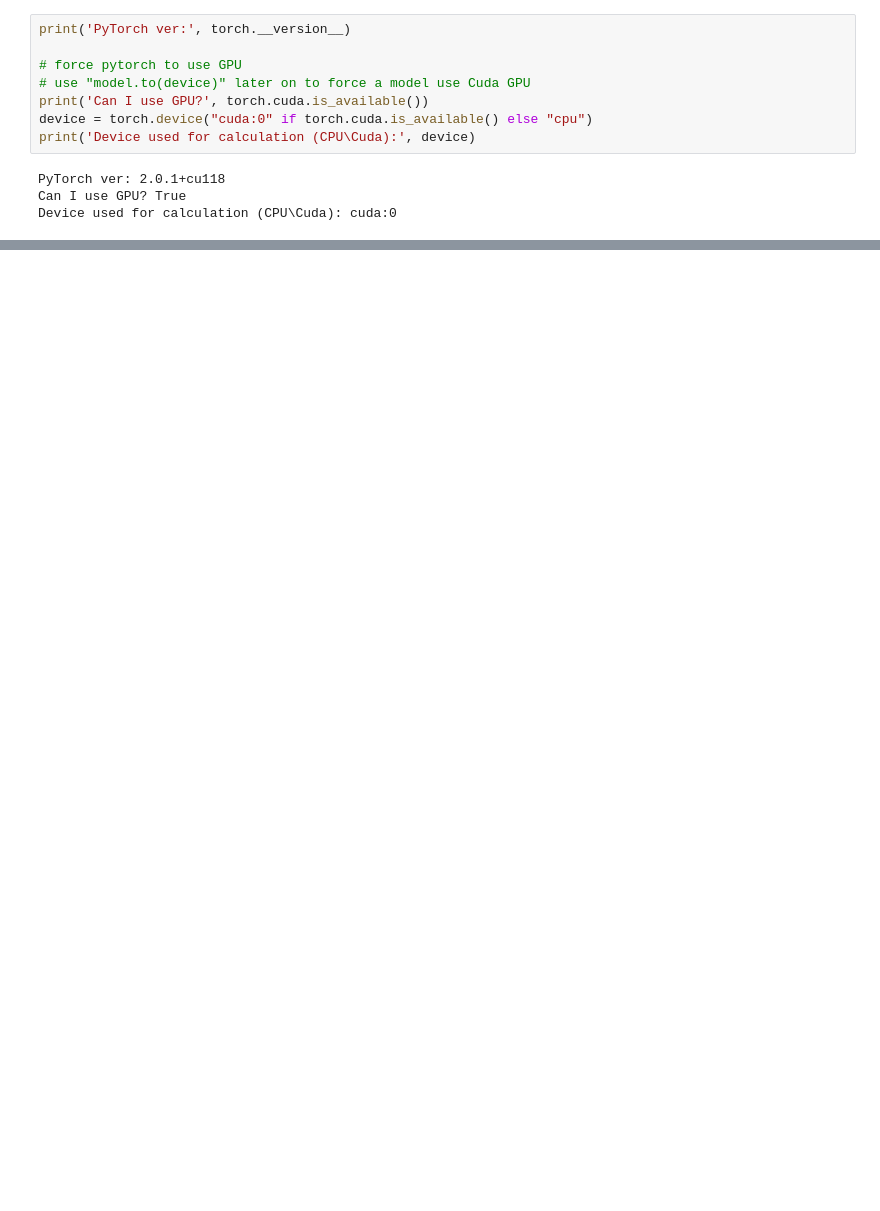
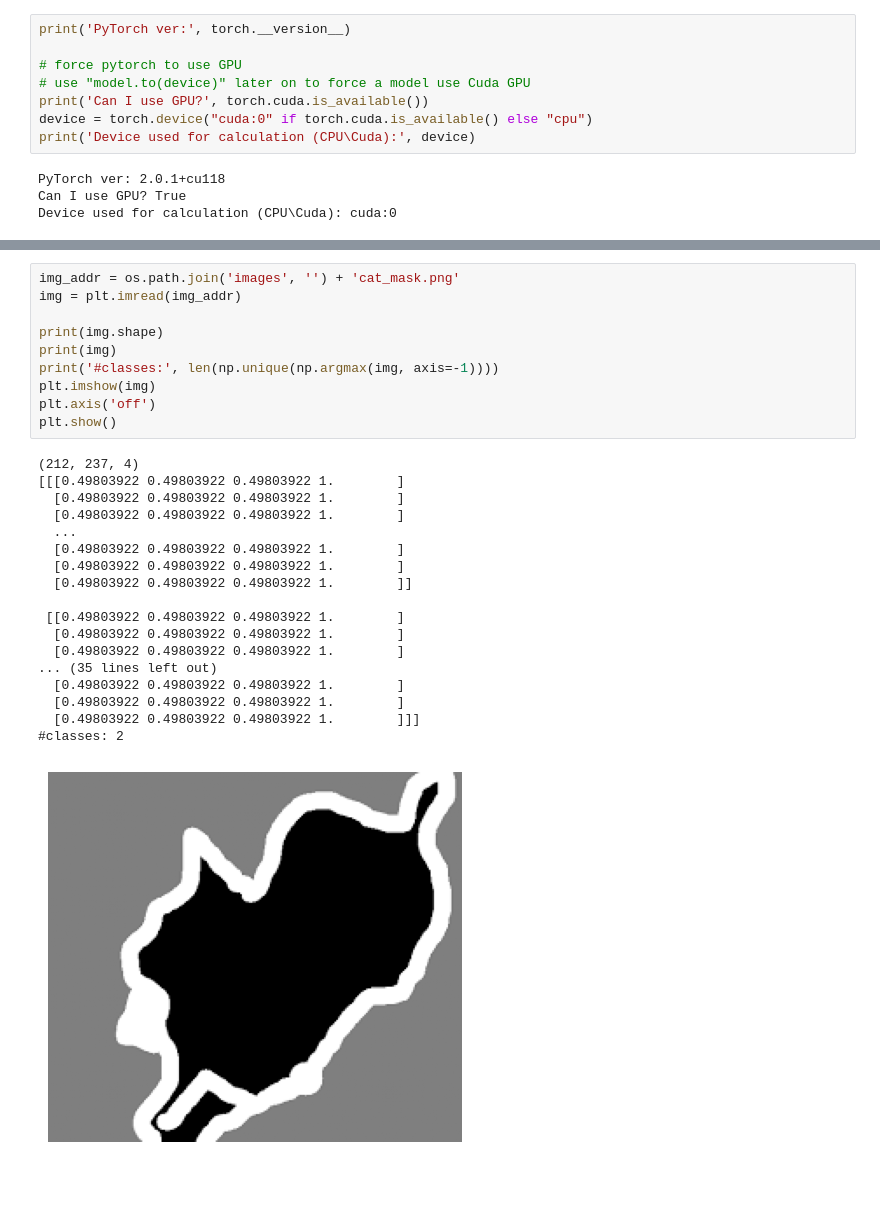
Before and after one commit to tekboart/crack-binary-semantic-segmentaion, a Jupyter notebook: 0 Interview/HKUST/train.ipynb, the cells around one changed output, grey strips where cells are left out. Drawn from its saved outputs; the diff is of its cells as text; blank space fills up the shorter version.

```diff
--- a/0 Interview/HKUST/train.ipynb
+++ b/0 Interview/HKUST/train.ipynb
@@ -19,2 +108,31 @@ Device used for calculation (CPU\Cuda): cuda:0
+# %%
+img_addr = os.path.join('images', '') + 'cat_mask.png'
+img = plt.imread(img_addr)
+
+print(img.shape)
+print(img)
+print('#classes:', len(np.unique(np.argmax(img, axis=-1))))
+plt.imshow(img)
+plt.axis('off')
+plt.show()
+# %% [output]
+(212, 237, 4)
+[[[0.49803922 0.49803922 0.49803922 1.        ]
+  [0.49803922 0.49803922 0.49803922 1.        ]
+  [0.49803922 0.49803922 0.49803922 1.        ]
+  ...
+  [0.49803922 0.49803922 0.49803922 1.        ]
+  [0.49803922 0.49803922 0.49803922 1.        ]
+  [0.49803922 0.49803922 0.49803922 1.        ]]
+
+ [[0.49803922 0.49803922 0.49803922 1.        ]
+  [0.49803922 0.49803922 0.49803922 1.        ]
+  [0.49803922 0.49803922 0.49803922 1.        ]
+... (35 lines left out)
+  [0.49803922 0.49803922 0.49803922 1.        ]
+  [0.49803922 0.49803922 0.49803922 1.        ]
+  [0.49803922 0.49803922 0.49803922 1.        ]]]
+#classes: 2
+[figure, added]
 # %% [markdown]
 #
```
Also changed, not shown: parts of 13 cells of this notebook.
